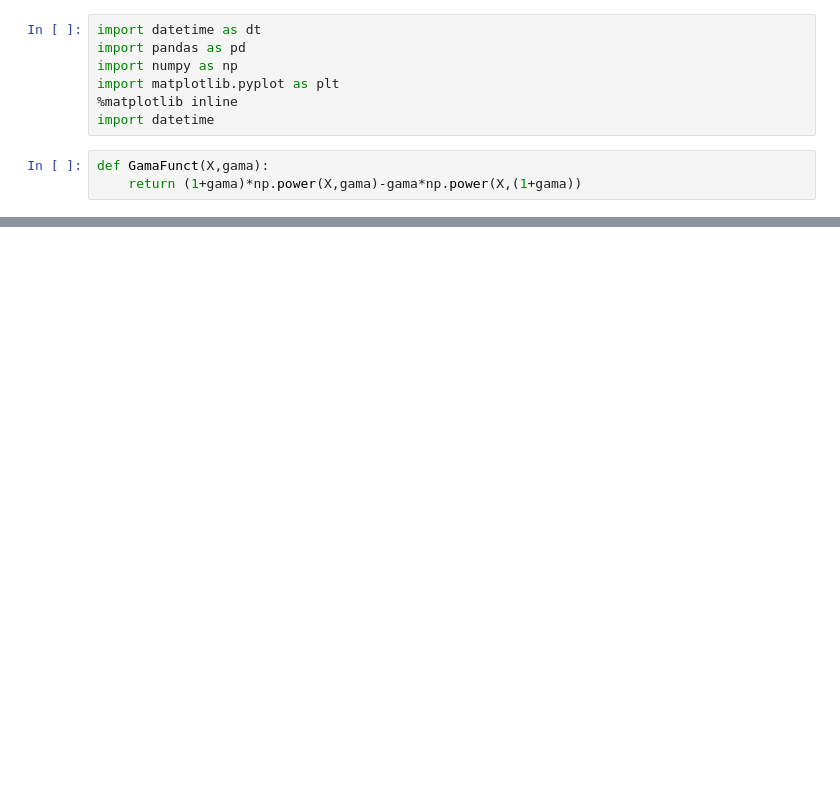
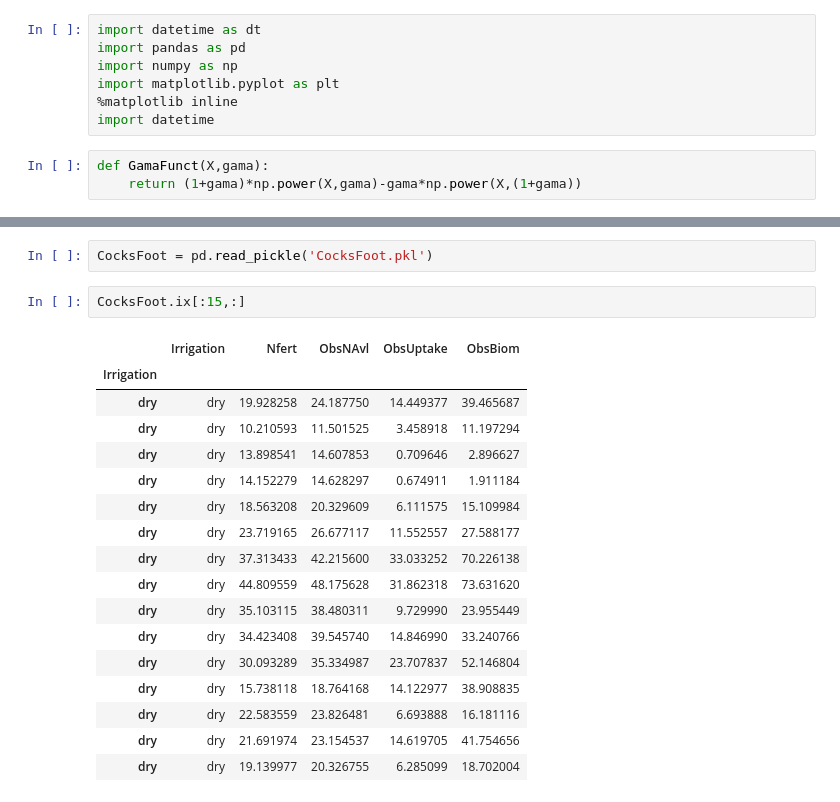
Before and after one commit to HamishBrownPFR/KayaPorterAnalysis, a Jupyter notebook: KPB.ipynb, the cells around one changed output, grey strips where cells are left out. Saved outputs shown, nothing was run; the diff lists cells and outputs as text; blank space fills up the shorter version.

```diff
--- a/KPB.ipynb
+++ b/KPB.ipynb
@@ -127,0 +144,22 @@ AvailableN
+# %%
+CocksFoot = pd.read_pickle('CocksFoot.pkl')
+# %%
+CocksFoot.ix[:15,:]
+# %% [output]
+|  | Irrigation | Nfert | ObsNAvl | ObsUptake | ObsBiom |
+| Irrigation |  |  |  |  |  |
+| dry | dry | 19.928258 | 24.187750 | 14.449377 | 39.465687 |
+| dry | dry | 10.210593 | 11.501525 | 3.458918 | 11.197294 |
+| dry | dry | 13.898541 | 14.607853 | 0.709646 | 2.896627 |
+| dry | dry | 14.152279 | 14.628297 | 0.674911 | 1.911184 |
+| dry | dry | 18.563208 | 20.329609 | 6.111575 | 15.109984 |
+| dry | dry | 23.719165 | 26.677117 | 11.552557 | 27.588177 |
+| dry | dry | 37.313433 | 42.215600 | 33.033252 | 70.226138 |
+| dry | dry | 44.809559 | 48.175628 | 31.862318 | 73.631620 |
+| dry | dry | 35.103115 | 38.480311 | 9.729990 | 23.955449 |
+| dry | dry | 34.423408 | 39.545740 | 14.846990 | 33.240766 |
+| dry | dry | 30.093289 | 35.334987 | 23.707837 | 52.146804 |
+| dry | dry | 15.738118 | 18.764168 | 14.122977 | 38.908835 |
+| dry | dry | 22.583559 | 23.826481 | 6.693888 | 16.181116 |
+| dry | dry | 21.691974 | 23.154537 | 14.619705 | 41.754656 |
+| dry | dry | 19.139977 | 20.326755 | 6.285099 | 18.702004 |
```
Also changed, not shown: parts of 12 cells of this notebook, 2 other files.
